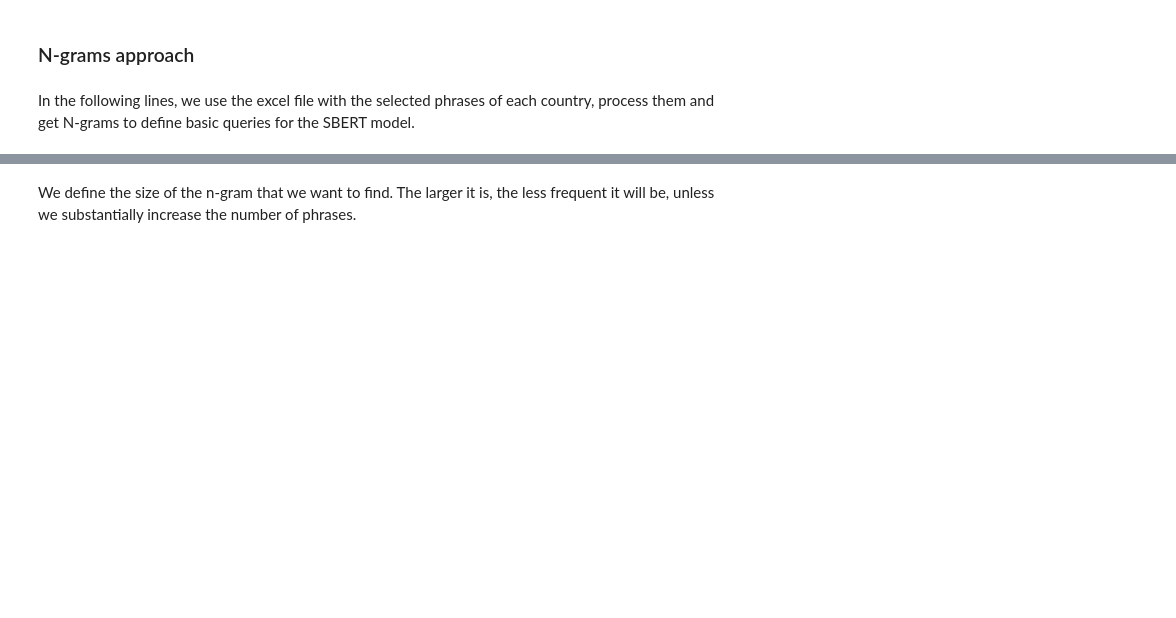
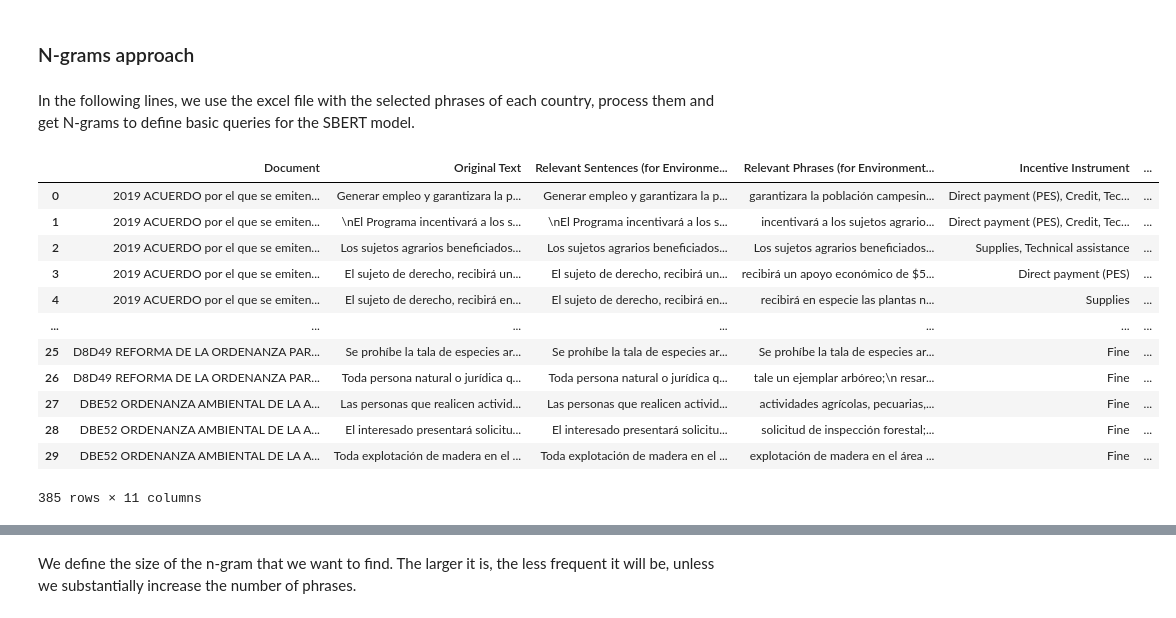
Before and after one commit to rongfang323/policy-data-analyzer, a Jupyter notebook: tasks/data_augmentation/notebooks/basic_model_testing.ipynb, the cells around one changed output, grey strips where cells are left out. Drawn from its saved outputs; the diff is of its cells as text; code cells hidden in the pictures; blank space fills up the shorter version.

```diff
--- a/tasks/data_augmentation/notebooks/basic_model_testing.ipynb
+++ b/tasks/data_augmentation/notebooks/basic_model_testing.ipynb
@@ -176,16 +198,33 @@ print("In this data set there are {} policies and {} sentences".format(len(polic
 # %% [markdown]
 In the following lines, we use the excel file with the selected phrases of each country, process them and get N-grams to define basic queries for the SBERT model.
 # %%
-data = pd.read_excel(r'WRI_Policy_Tags (1).xlsx', sheet_name = None)
+file_loc = r"C:\Users\dcalle.MATONE\Downloads"
+file = r"WRI Policy Tags Complete File phrases extraction all.xlsx"
+path = os.path.join(file_loc,file)
+data = pd.read_excel(path, sheet_name = None)
 df = None
 
-if isinstance(data, dict):
-    for key, value in data.items():
-        if not isinstance(df,pd.DataFrame):
-            df = value
-        else:
-            df = df.append(value)
-else:
-    df = data
-df.head()
+# if isinstance(data, dict):
+for key, value in data.items():
+    if not isinstance(df,pd.DataFrame):
+        df = value
+    else:
+        df = df.append(value)
+# else:
+#     df = data
+df
+# %% [output]
+|  | Document | Original Text | Relevant Sentences (for Environme... | Relevant Phrases (for Environment... | Incentive Instrument | ... |
+| 0 | 2019 ACUERDO por el que se emiten... | Generar empleo y garantizara la p... | Generar empleo y garantizara la p... | garantizara la población campesin... | Direct payment (PES), Credit, Tec... | ... |
+| 1 | 2019 ACUERDO por el que se emiten... | \nEl Programa incentivará a los s... | \nEl Programa incentivará a los s... | incentivará a los sujetos agrario... | Direct payment (PES), Credit, Tec... | ... |
+| 2 | 2019 ACUERDO por el que se emiten... | Los sujetos agrarios beneficiados... | Los sujetos agrarios beneficiados... | Los sujetos agrarios beneficiados... | Supplies, Technical assistance | ... |
+| 3 | 2019 ACUERDO por el que se emiten... | El sujeto de derecho, recibirá un... | El sujeto de derecho, recibirá un... | recibirá un apoyo económico de $5... | Direct payment (PES) | ... |
+| 4 | 2019 ACUERDO por el que se emiten... | El sujeto de derecho, recibirá en... | El sujeto de derecho, recibirá en... | recibirá en especie las plantas n... | Supplies | ... |
+| ... | ... | ... | ... | ... | ... | ... |
+| 25 | D8D49 REFORMA DE LA ORDENANZA PAR... | Se prohíbe la tala de especies ar... | Se prohíbe la tala de especies ar... | Se prohíbe la tala de especies ar... | Fine | ... |
+| 26 | D8D49 REFORMA DE LA ORDENANZA PAR... | Toda persona natural o jurídica q... | Toda persona natural o jurídica q... | tale un ejemplar arbóreo;\n resar... | Fine | ... |
+| 27 | DBE52 ORDENANZA AMBIENTAL DE LA A... | Las personas que realicen activid... | Las personas que realicen activid... | actividades agrícolas, pecuarias,... | Fine | ... |
+| 28 | DBE52 ORDENANZA AMBIENTAL DE LA A... | El interesado presentará solicitu... | El interesado presentará solicitu... | solicitud de inspección forestal;... | Fine | ... |
+| 29 | DBE52 ORDENANZA AMBIENTAL DE LA A... | Toda explotación de madera en el ... | Toda explotación de madera en el ... | explotación de madera en el área ... | Fine | ... |
+385 rows × 11 columns
 # %%
```
Also changed, not shown: parts of 19 cells of this notebook, 2 other files.
